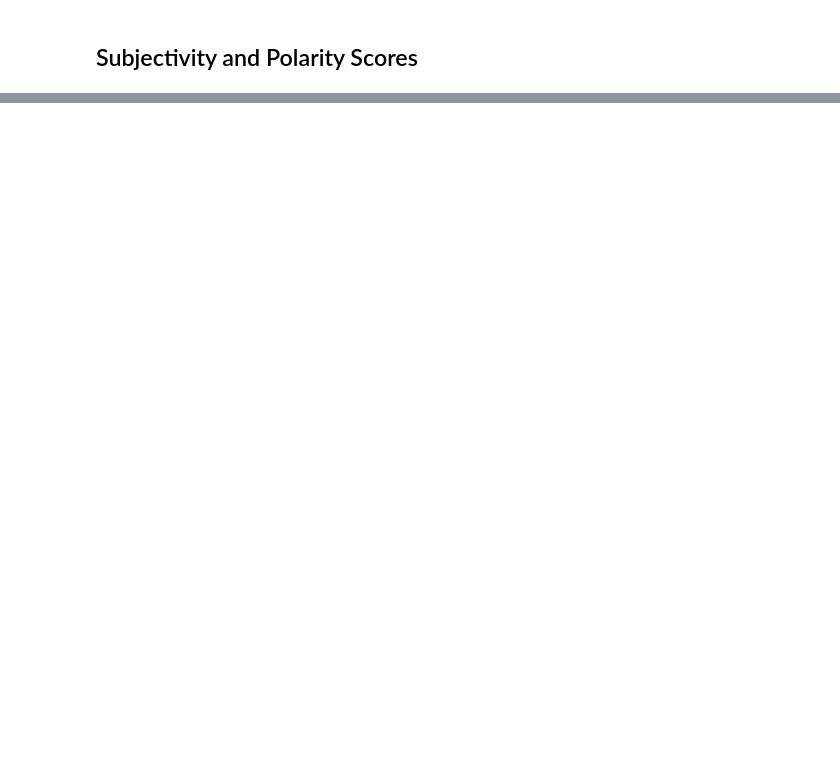
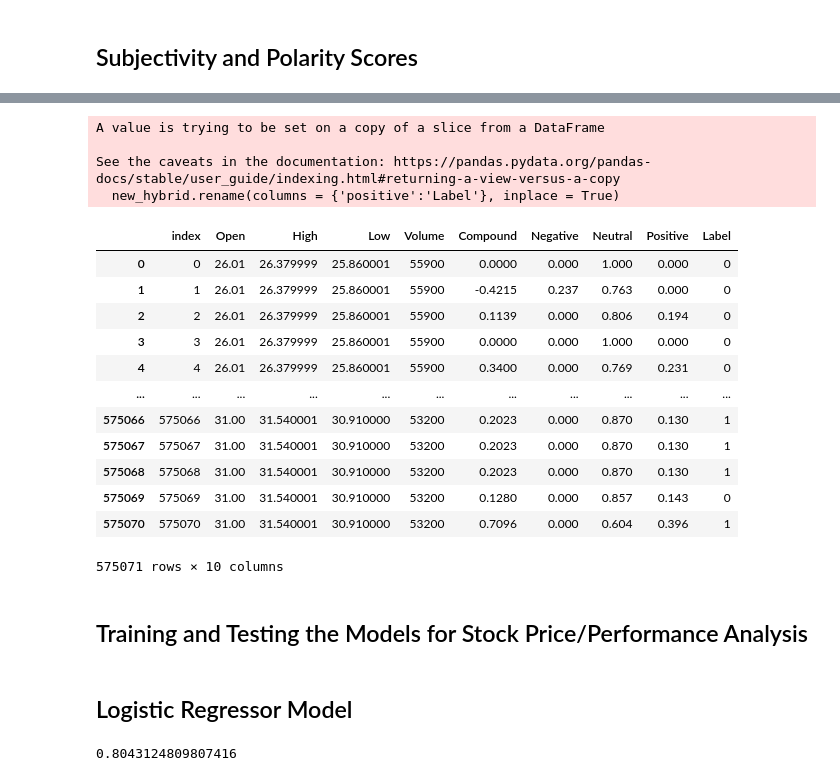
Before and after one commit to Sabyasachi-Seal/StockMarketPrediction, a Jupyter notebook: stockmarketprediction.ipynb, the cells around one changed output, grey strips where cells are left out. Saved outputs shown, nothing was run; the diff lists cells and outputs as text; code cells hidden in the pictures; blank space fills up the shorter version.

```diff
--- a/stockmarketprediction.ipynb
+++ b/stockmarketprediction.ipynb
@@ -447,0 +466,7 @@ hybrid_data.head()
+# %%
+senti_int_an = SentimentIntensityAnalyzer()
+hybrid_data['Compound'] = [senti_int_an.polarity_scores(v)['compound'] for v in hybrid_data['News']]
+hybrid_data['Negative'] = [senti_int_an.polarity_scores(v)['neg'] for v in hybrid_data['News']]
+hybrid_data['Neutral'] = [senti_int_an.polarity_scores(v)['neu'] for v in hybrid_data['News']]
+hybrid_data['Positive'] = [senti_int_an.polarity_scores(v)['pos'] for v in hybrid_data['News']]
+hybrid_data.head()
@@ -447,0 +480,30 @@ hybrid_data.head()
+# %%
+req_col = ['Open', 'High', 'Low', 'Volume', 'Compound', 'Negative', 'Neutral', 'Positive', 'positive']
+# %%
+new_hybrid = hybrid_data[req_col]
+new_hybrid.reset_index(inplace = True)
+new_hybrid.rename(columns = {'positive':'Label'}, inplace = True)
+new_hybrid = new_hybrid.loc[:,~new_hybrid.columns.duplicated()]
+# %% [output]
+A value is trying to be set on a copy of a slice from a DataFrame
+
+See the caveats in the documentation: https://pandas.pydata.org/pandas-docs/stable/user_guide/indexing.html#returning-a-view-versus-a-copy
+  new_hybrid.rename(columns = {'positive':'Label'}, inplace = True)
+# %%
+new_hybrid
+# %% [output]
+|  | index | Open | High | Low | Volume | Compound | Negative | Neutral | Positive | Label |
+| 0 | 0 | 26.01 | 26.379999 | 25.860001 | 55900 | 0.0000 | 0.000 | 1.000 | 0.000 | 0 |
+| 1 | 1 | 26.01 | 26.379999 | 25.860001 | 55900 | -0.4215 | 0.237 | 0.763 | 0.000 | 0 |
+| 2 | 2 | 26.01 | 26.379999 | 25.860001 | 55900 | 0.1139 | 0.000 | 0.806 | 0.194 | 0 |
+| 3 | 3 | 26.01 | 26.379999 | 25.860001 | 55900 | 0.0000 | 0.000 | 1.000 | 0.000 | 0 |
+| 4 | 4 | 26.01 | 26.379999 | 25.860001 | 55900 | 0.3400 | 0.000 | 0.769 | 0.231 | 0 |
+| ... | ... | ... | ... | ... | ... | ... | ... | ... | ... | ... |
+| 575066 | 575066 | 31.00 | 31.540001 | 30.910000 | 53200 | 0.2023 | 0.000 | 0.870 | 0.130 | 1 |
+| 575067 | 575067 | 31.00 | 31.540001 | 30.910000 | 53200 | 0.2023 | 0.000 | 0.870 | 0.130 | 1 |
+| 575068 | 575068 | 31.00 | 31.540001 | 30.910000 | 53200 | 0.2023 | 0.000 | 0.870 | 0.130 | 1 |
+| 575069 | 575069 | 31.00 | 31.540001 | 30.910000 | 53200 | 0.1280 | 0.000 | 0.857 | 0.143 | 0 |
+| 575070 | 575070 | 31.00 | 31.540001 | 30.910000 | 53200 | 0.7096 | 0.000 | 0.604 | 0.396 | 1 |
+575071 rows × 10 columns
+# %% [markdown]
+## Training and Testing the Models for Stock Price/Performance Analysis
@@ -447,0 +519,9 @@ hybrid_data.head()
+# %% [markdown]
+## Logistic Regressor Model
+# %%
+logit = LogisticRegression()
+logit.fit(x_train,y_train)
+y_logit_pred = logit.predict(x_test)
+accuracy_score(y_test,y_logit_pred)
+# %% [output]
+0.8043124809807416
```
Also changed, not shown: parts of 22 cells of this notebook.
